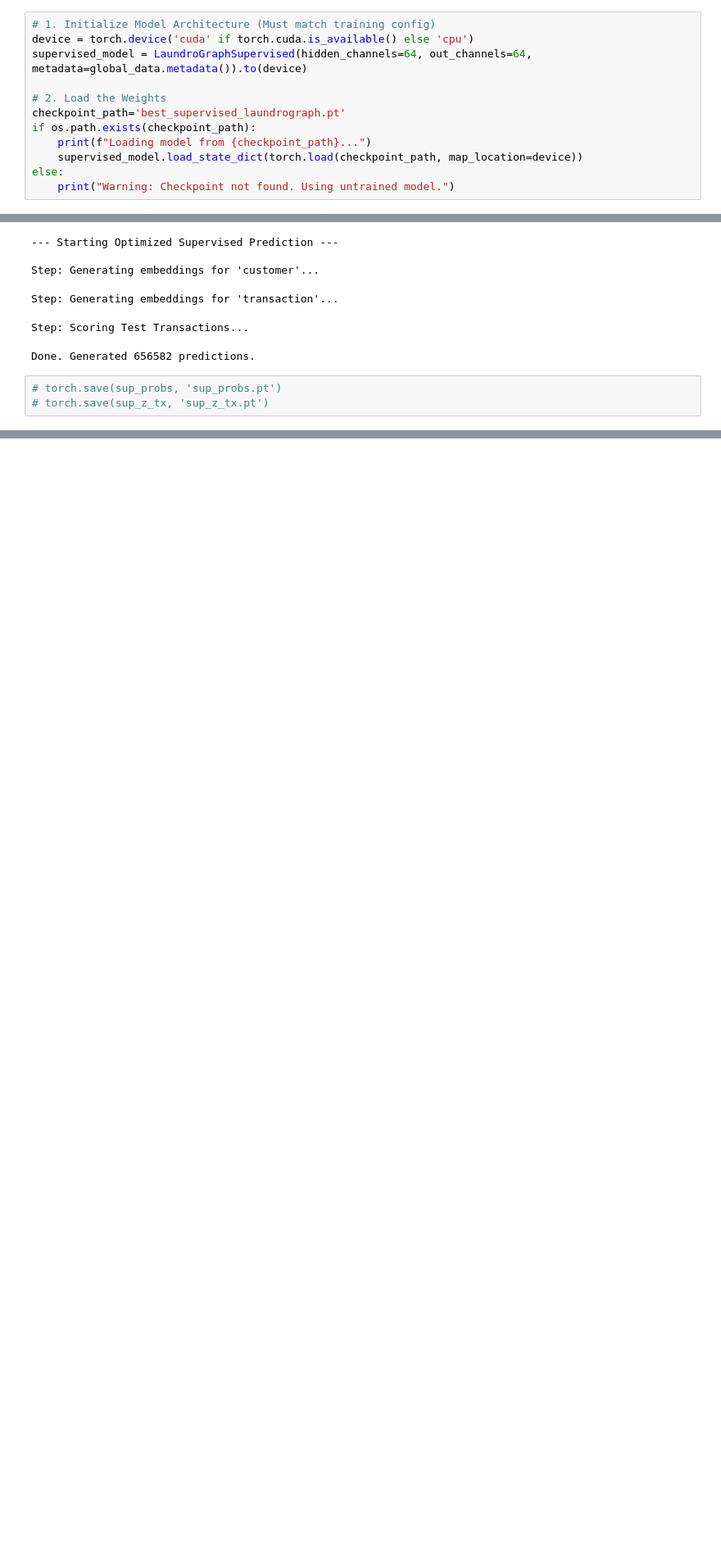
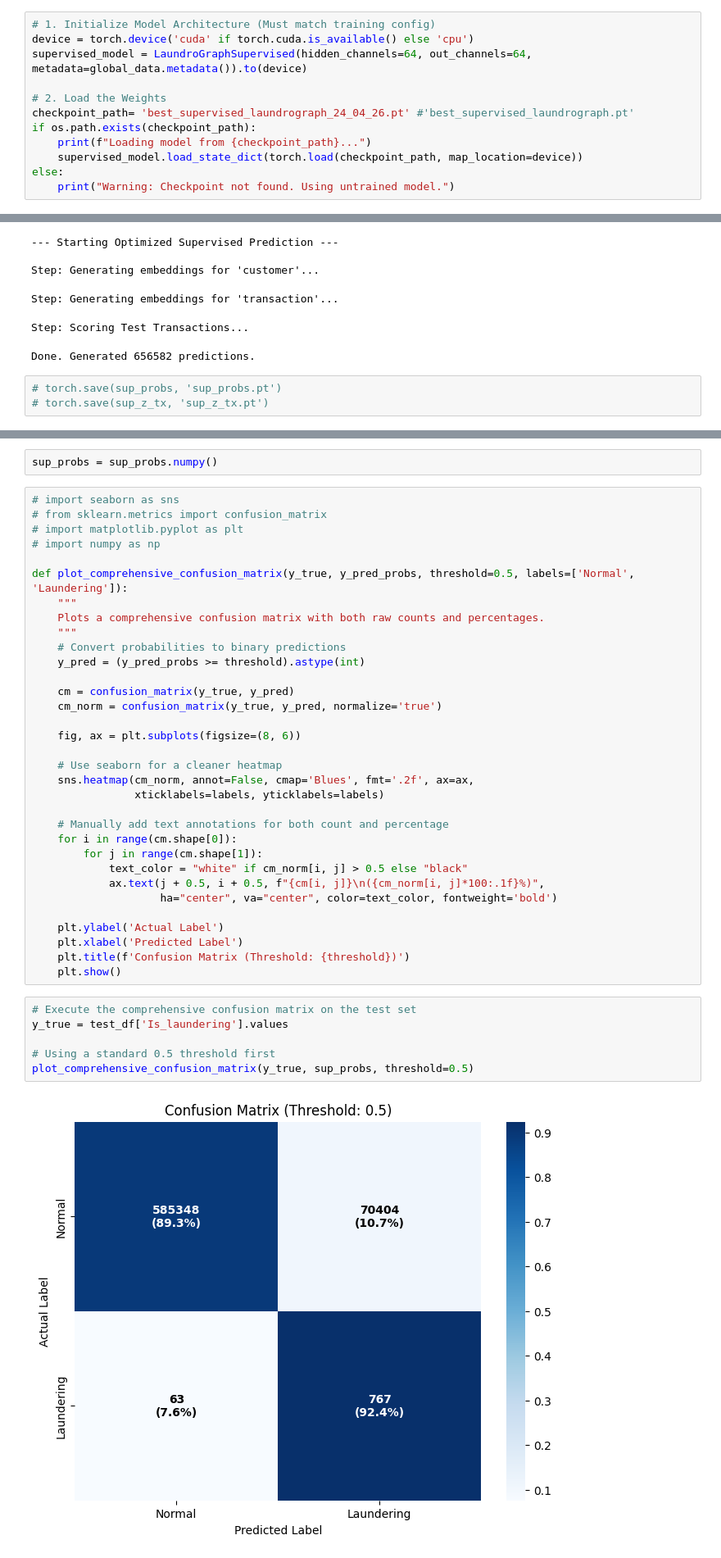
Before and after one commit to sandrokhizanishvili/AML_GNN_GMA, a Jupyter notebook: existing files/Copy_of_LaundroGraph_v2.ipynb, the cells around one changed output, grey strips where cells are left out. Shown at 82% size. Saved outputs shown, nothing was run; the diff lists cells and outputs as text; blank space fills up the shorter version.

```diff
--- a/existing files/Copy_of_LaundroGraph_v2.ipynb
+++ b/existing files/Copy_of_LaundroGraph_v2.ipynb
@@ -1363,7 +1380,7 @@ device = torch.device('cuda' if torch.cuda.is_available() else 'cpu')
 supervised_model = LaundroGraphSupervised(hidden_channels=64, out_channels=64, metadata=global_data.metadata()).to(device)
 
 # 2. Load the Weights
-checkpoint_path='best_supervised_laundrograph.pt'
+checkpoint_path= 'best_supervised_laundrograph_24_04_26.pt' #'best_supervised_laundrograph.pt'
 if os.path.exists(checkpoint_path):
     print(f"Loading model from {checkpoint_path}...")
     supervised_model.load_state_dict(torch.load(checkpoint_path, map_location=device))
@@ -1475,0 +1541,43 @@ Done. Generated 656582 predictions.
+# %%
+sup_probs = sup_probs.numpy()
+# %%
+# import seaborn as sns
+# from sklearn.metrics import confusion_matrix
+# import matplotlib.pyplot as plt
+# import numpy as np
+
+def plot_comprehensive_confusion_matrix(y_true, y_pred_probs, threshold=0.5, labels=['Normal', 'Laundering']):
+    """
+    Plots a comprehensive confusion matrix with both raw counts and percentages.
+    """
+    # Convert probabilities to binary predictions
+    y_pred = (y_pred_probs >= threshold).astype(int)
+
+    cm = confusion_matrix(y_true, y_pred)
+    cm_norm = confusion_matrix(y_true, y_pred, normalize='true')
+
+    fig, ax = plt.subplots(figsize=(8, 6))
+
+    # Use seaborn for a cleaner heatmap
+    sns.heatmap(cm_norm, annot=False, cmap='Blues', fmt='.2f', ax=ax,
+                xticklabels=labels, yticklabels=labels)
+
+    # Manually add text annotations for both count and percentage
+    for i in range(cm.shape[0]):
+        for j in range(cm.shape[1]):
+            text_color = "white" if cm_norm[i, j] > 0.5 else "black"
+            ax.text(j + 0.5, i + 0.5, f"{cm[i, j]}\n({cm_norm[i, j]*100:.1f}%)",
+                    ha="center", va="center", color=text_color, fontweight='bold')
+
+    plt.ylabel('Actual Label')
+    plt.xlabel('Predicted Label')
+    plt.title(f'Confusion Matrix (Threshold: {threshold})')
+    plt.show()
+# %%
+# Execute the comprehensive confusion matrix on the test set
+y_true = test_df['Is_laundering'].values
+
+# Using a standard 0.5 threshold first
+plot_comprehensive_confusion_matrix(y_true, sup_probs, threshold=0.5)
+# %% [output]
+[figure, added]
```
Also changed, not shown: parts of 16 cells of this notebook.
